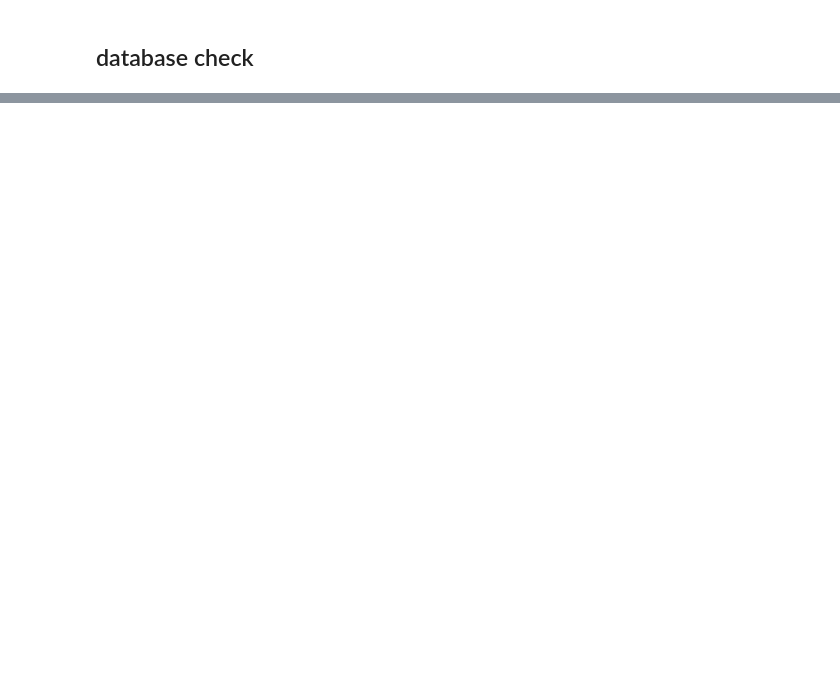
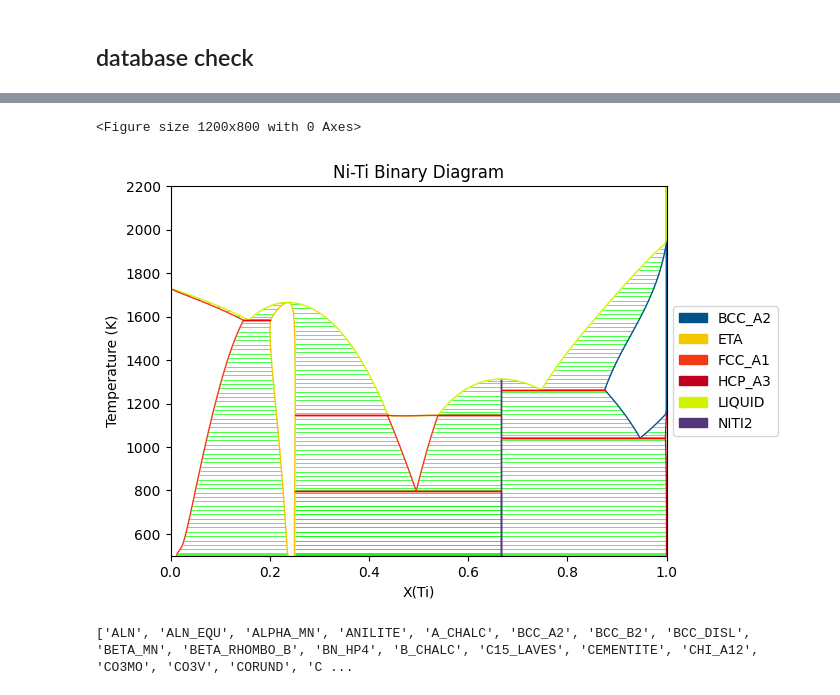
Before and after one commit to adityamoolya/maraging-steel-calphad, a Jupyter notebook: notebooks/1.setup.ipynb, the cells around one changed output, grey strips where cells are left out. Drawn from its saved outputs; the diff is of its cells as text; code cells hidden in the pictures; blank space fills up the shorter version.

```diff
--- a/notebooks/1.setup.ipynb
+++ b/notebooks/1.setup.ipynb
@@ -151,0 +297,23 @@ The database triggers two `UserWarning` messages about missing `TYPE_DEFINITION`
+# %%
+plt.figure(figsize=(12,8))
+
+binplot(
+    db,
+    ['NI', 'TI', 'VA'],
+    list(db.phases.keys()),
+    {
+        v.X('TI'): (0, 1, 0.02),
+        v.T: (500, 2200, 20),
+        v.P: 101325
+    }
+)
+
+plt.title('Ni-Ti Binary Diagram')
+plt.show()
+# %% [output]
+<Figure size 1200x800 with 0 Axes>
+[figure, added]
+# %%
+print(sorted(db.phases.keys()))
+# %% [output]
+['ALN', 'ALN_EQU', 'ALPHA_MN', 'ANILITE', 'A_CHALC', 'BCC_A2', 'BCC_B2', 'BCC_DISL', 'BETA_MN', 'BETA_RHOMBO_B', 'BN_HP4', 'B_CHALC', 'C15_LAVES', 'CEMENTITE', 'CHI_A12', 'CO3MO', 'CO3V', 'CORUND', 'C ...
```
Also changed, not shown: parts of 13 cells of this notebook, 23 other files.
